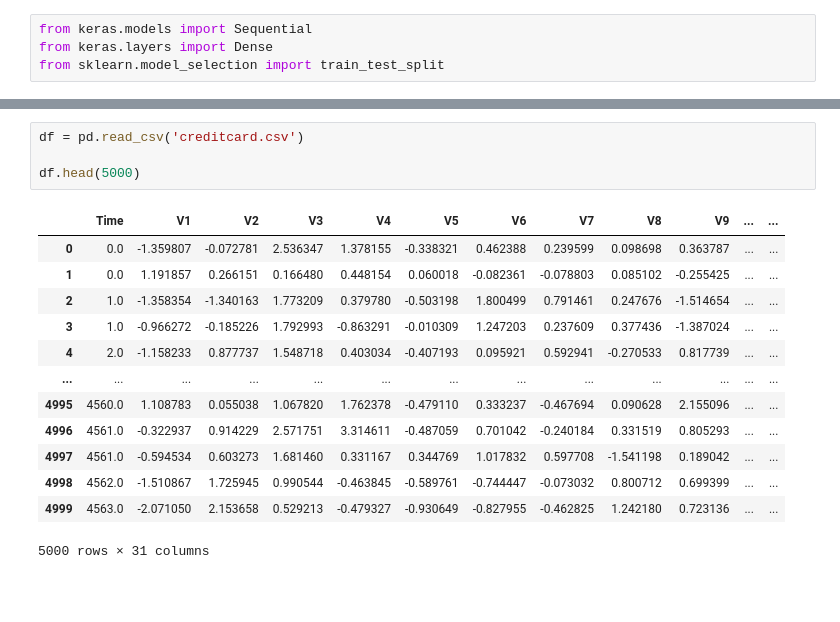
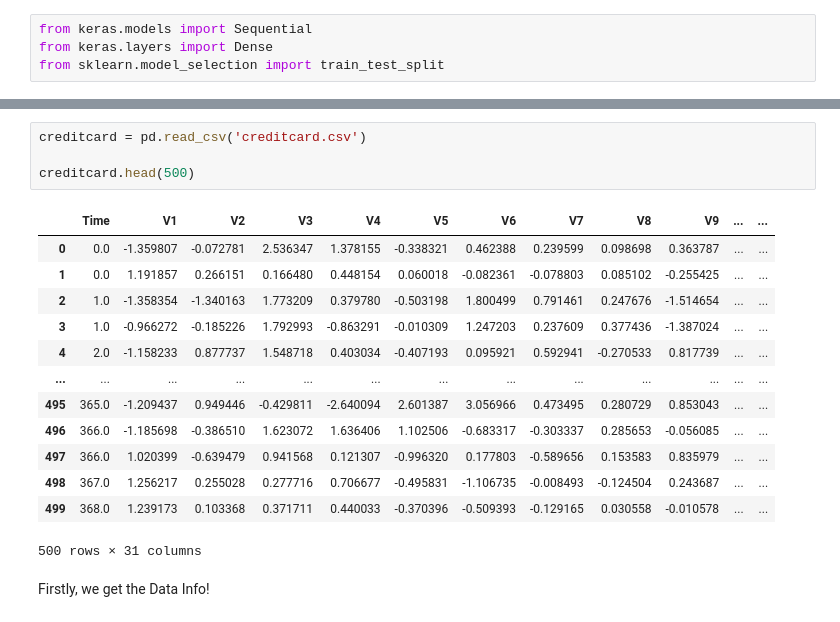
Before and after one commit to gojousatoru007/CreditRisk_ML, a Jupyter notebook: CreditRisk_ML.ipynb, the cells around one changed output, grey strips where cells are left out. Drawn from its saved outputs; the diff is of its cells as text; blank space fills up the shorter version.

```diff
--- a/CreditRisk_ML.ipynb
+++ b/CreditRisk_ML.ipynb
@@ -11,18 +33,20 @@ from sklearn.model_selection import train_test_split
 # %%
-df = pd.read_csv('creditcard.csv')
+creditcard = pd.read_csv('creditcard.csv')
 
-df.head(5000)
+creditcard.head(500)
 # %% [output]
 |  | Time | V1 | V2 | V3 | V4 | V5 | V6 | V7 | V8 | V9 | ... | ... |
 | 0 | 0.0 | -1.359807 | -0.072781 | 2.536347 | 1.378155 | -0.338321 | 0.462388 | 0.239599 | 0.098698 | 0.363787 | ... | ... |
 | 1 | 0.0 | 1.191857 | 0.266151 | 0.166480 | 0.448154 | 0.060018 | -0.082361 | -0.078803 | 0.085102 | -0.255425 | ... | ... |
 | 2 | 1.0 | -1.358354 | -1.340163 | 1.773209 | 0.379780 | -0.503198 | 1.800499 | 0.791461 | 0.247676 | -1.514654 | ... | ... |
 | 3 | 1.0 | -0.966272 | -0.185226 | 1.792993 | -0.863291 | -0.010309 | 1.247203 | 0.237609 | 0.377436 | -1.387024 | ... | ... |
 | 4 | 2.0 | -1.158233 | 0.877737 | 1.548718 | 0.403034 | -0.407193 | 0.095921 | 0.592941 | -0.270533 | 0.817739 | ... | ... |
 | ... | ... | ... | ... | ... | ... | ... | ... | ... | ... | ... | ... | ... |
-| 4995 | 4560.0 | 1.108783 | 0.055038 | 1.067820 | 1.762378 | -0.479110 | 0.333237 | -0.467694 | 0.090628 | 2.155096 | ... | ... |
-| 4996 | 4561.0 | -0.322937 | 0.914229 | 2.571751 | 3.314611 | -0.487059 | 0.701042 | -0.240184 | 0.331519 | 0.805293 | ... | ... |
-| 4997 | 4561.0 | -0.594534 | 0.603273 | 1.681460 | 0.331167 | 0.344769 | 1.017832 | 0.597708 | -1.541198 | 0.189042 | ... | ... |
-| 4998 | 4562.0 | -1.510867 | 1.725945 | 0.990544 | -0.463845 | -0.589761 | -0.744447 | -0.073032 | 0.800712 | 0.699399 | ... | ... |
-| 4999 | 4563.0 | -2.071050 | 2.153658 | 0.529213 | -0.479327 | -0.930649 | -0.827955 | -0.462825 | 1.242180 | 0.723136 | ... | ... |
+| 495 | 365.0 | -1.209437 | 0.949446 | -0.429811 | -2.640094 | 2.601387 | 3.056966 | 0.473495 | 0.280729 | 0.853043 | ... | ... |
+| 496 | 366.0 | -1.185698 | -0.386510 | 1.623072 | 1.636406 | 1.102506 | -0.683317 | -0.303337 | 0.285653 | -0.056085 | ... | ... |
+| 497 | 366.0 | 1.020399 | -0.639479 | 0.941568 | 0.121307 | -0.996320 | 0.177803 | -0.589656 | 0.153583 | 0.835979 | ... | ... |
+| 498 | 367.0 | 1.256217 | 0.255028 | 0.277716 | 0.706677 | -0.495831 | -1.106735 | -0.008493 | -0.124504 | 0.243687 | ... | ... |
+| 499 | 368.0 | 1.239173 | 0.103368 | 0.371711 | 0.440033 | -0.370396 | -0.509393 | -0.129165 | 0.030558 | -0.010578 | ... | ... |
-5000 rows × 31 columns
+500 rows × 31 columns
+# %% [markdown]
+Firstly, we get the Data Info!
```
Also changed, not shown: parts of 47 cells of this notebook, 3 other files.
